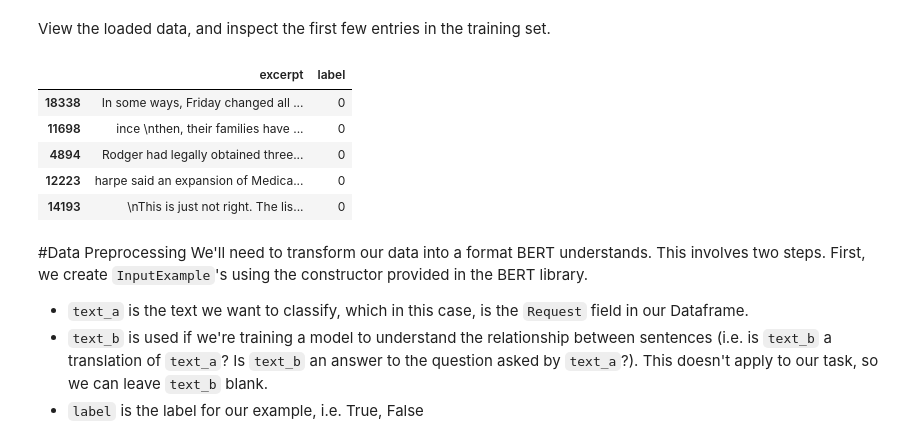
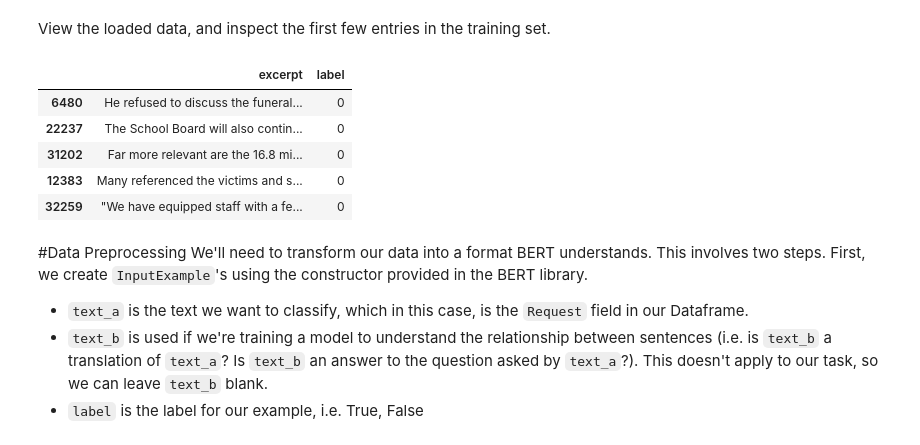
Before and after one commit to anjapago/AnalyzeAccountability, a Jupyter notebook: notebooks/Classsifier_with_BERT_on_TF_Hub.ipynb, the cells around one changed output. Drawn from its saved outputs; the diff is of its cells as text; code cells hidden in the pictures.

```diff
--- a/notebooks/Classsifier_with_BERT_on_TF_Hub.ipynb
+++ b/notebooks/Classsifier_with_BERT_on_TF_Hub.ipynb
@@ -74,15 +74,19 @@ import re
 
 
 # Load all files from a directory in a DataFrame.
-def load_xlsx_data(file_names):
+def load_data(file_name):
     excerpts = []
     account_labels = []
-    for file_name in file_names:
-      data = pd.read_excel(file_name, sheet_name='Dedoose Excerpts Export')
-      data = data.dropna(axis=0)
-      ex_col = list(data.columns)[1]
-      excerpts.extend(list(data[ex_col]))
-      account_labels.extend(list(data['ACCOUNT']))
+
+    data_df = pd.read_csv(file_name, encoding = 'utf-8')
+    data_df = data_df.dropna(axis=0)
+    ex_col = [colname if "Excerpts" in colname else "" for colname in data_df.columns]
+    ex_col = "".join(ex_col)
+    if ex_col is "":
+        ex_col = "Sentences"
+    excerpts.extend(list(data_df[ex_col]))
+    account_labels.extend(list(data_df['ACCOUNT']))
+
     data = {}
     data[DATA_COLUMN] = excerpts
     data[LABEL_COLUMN] = account_labels
@@ -94,18 +98,19 @@ View the loaded data, and inspect the first few entries in the training set.
 # %%
 file_path = '/content/sample_data/'
 file_names = [file_path+'Isla Vista - All Excerpts - 1_2_2019.xlsx',
               file_path+'Marysville - All Excerpts - Final - 1_2_2019.xlsx',
               file_path+'Newtown - All Excerpts - 1-2-2019.xlsx']
-train, test = load_xlsx_data(file_names)
+file_name = 'short_excerpts_df.csv'
+train, test = load_data(file_path+file_name)
 
 train.head()
 # %% [output]
 |  | excerpt | label |
-| 18338 | In some ways, Friday changed all ... | 0 |
-| 11698 | ince \nthen, their families have ... | 0 |
-| 4894 | Rodger had legally obtained three... | 0 |
-| 12223 | harpe said an expansion of Medica... | 0 |
-| 14193 | \nThis is just not right. The lis... | 0 |
+| 6480 | He refused to discuss the funeral... | 0 |
+| 22237 | The School Board will also contin... | 0 |
+| 31202 | Far more relevant are the 16.8 mi... | 0 |
+| 12383 | Many referenced the victims and s... | 0 |
+| 32259 | "We have equipped staff with a fe... | 0 |
 # %% [markdown]
 #Data Preprocessing
 We'll need to transform our data into a format BERT understands. This involves two steps. First, we create  `InputExample`'s using the constructor provided in the BERT library.
```
Also changed, not shown: parts of 9 cells of this notebook.
